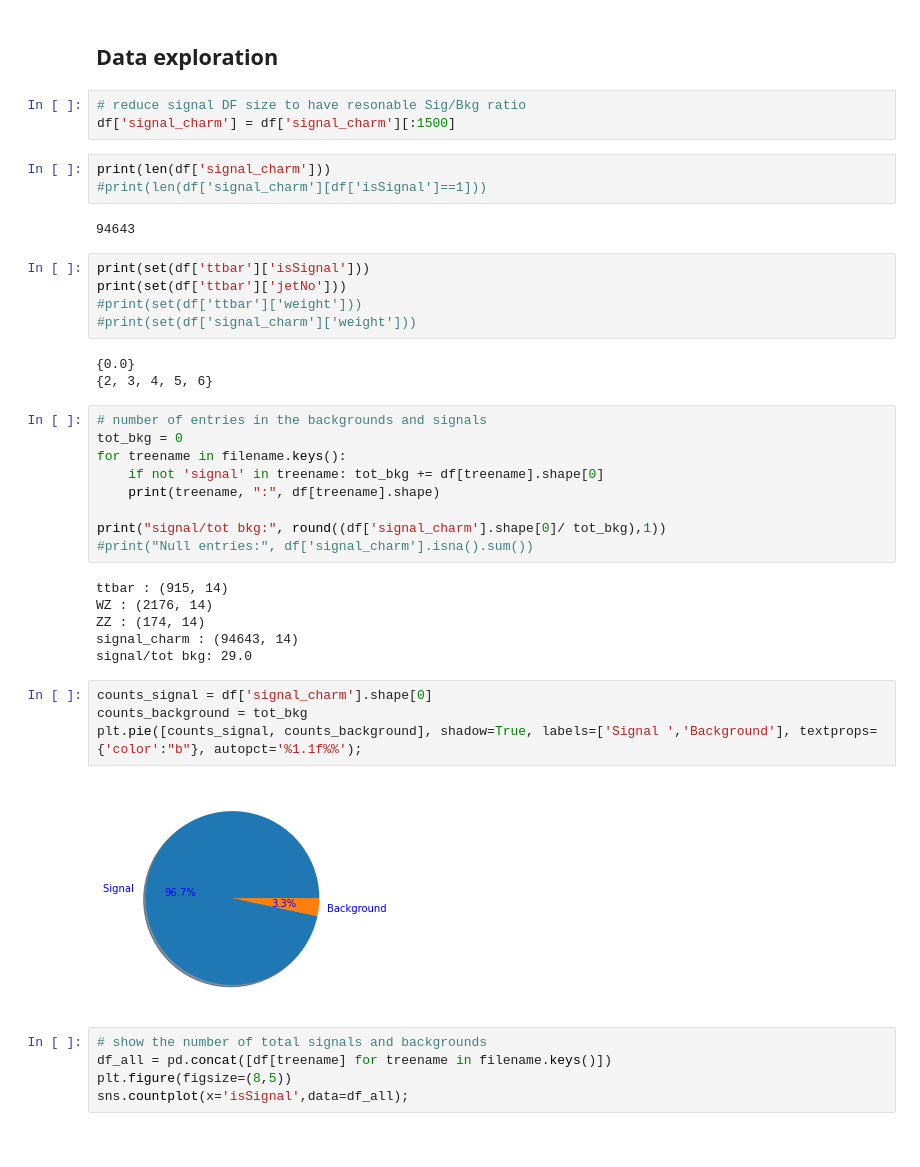
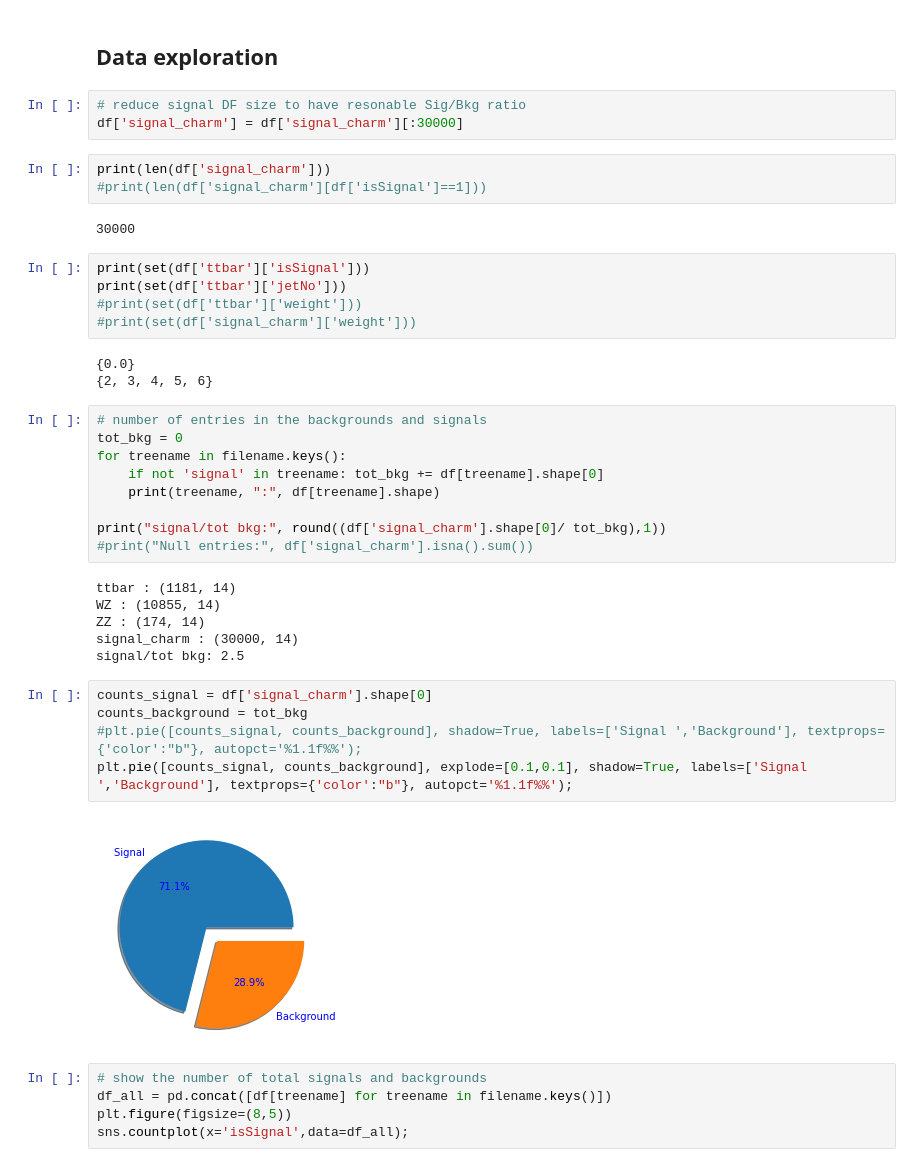
Before and after one commit to mghasemi19/TopFC, a Jupyter notebook: BDT_weight/TopFC_main_bkg_analysis.ipynb, the cells around one changed output. Drawn from its saved outputs; the diff is of its cells as text.

```diff
--- a/BDT_weight/TopFC_main_bkg_analysis.ipynb
+++ b/BDT_weight/TopFC_main_bkg_analysis.ipynb
@@ -59,12 +59,12 @@ for treename in filename.keys():
 ## Data exploration
 # %%
 # reduce signal DF size to have resonable Sig/Bkg ratio
-df['signal_charm'] = df['signal_charm'][:1500]
+df['signal_charm'] = df['signal_charm'][:30000]
 # %%
 print(len(df['signal_charm']))
 #print(len(df['signal_charm'][df['isSignal']==1]))
 # %% [output]
-94643
+30000
 # %%
 print(set(df['ttbar']['isSignal']))
 print(set(df['ttbar']['jetNo']))
@@ -83,17 +83,18 @@ for treename in filename.keys():
 print("signal/tot bkg:", round((df['signal_charm'].shape[0]/ tot_bkg),1))
 #print("Null entries:", df['signal_charm'].isna().sum())
 # %% [output]
-ttbar : (915, 14)
-WZ : (2176, 14)
+ttbar : (1181, 14)
+WZ : (10855, 14)
 ZZ : (174, 14)
-signal_charm : (94643, 14)
-signal/tot bkg: 29.0
+signal_charm : (30000, 14)
+signal/tot bkg: 2.5
 # %%
 counts_signal = df['signal_charm'].shape[0]
 counts_background = tot_bkg
-plt.pie([counts_signal, counts_background], shadow=True, labels=['Signal ','Background'], textprops={'color':"b"}, autopct='%1.1f%%');
+#plt.pie([counts_signal, counts_background], shadow=True, labels=['Signal ','Background'], textprops={'color':"b"}, autopct='%1.1f%%');
+plt.pie([counts_signal, counts_background], explode=[0.1,0.1], shadow=True, labels=['Signal ','Background'], textprops={'color':"b"}, autopct='%1.1f%%');
 # %% [output]
-[figure, old version]
+[figure, new version]
 # %%
 # show the number of total signals and backgrounds
 df_all = pd.concat([df[treename] for treename in filename.keys()])
```
Also changed, not shown: 4 other files.
